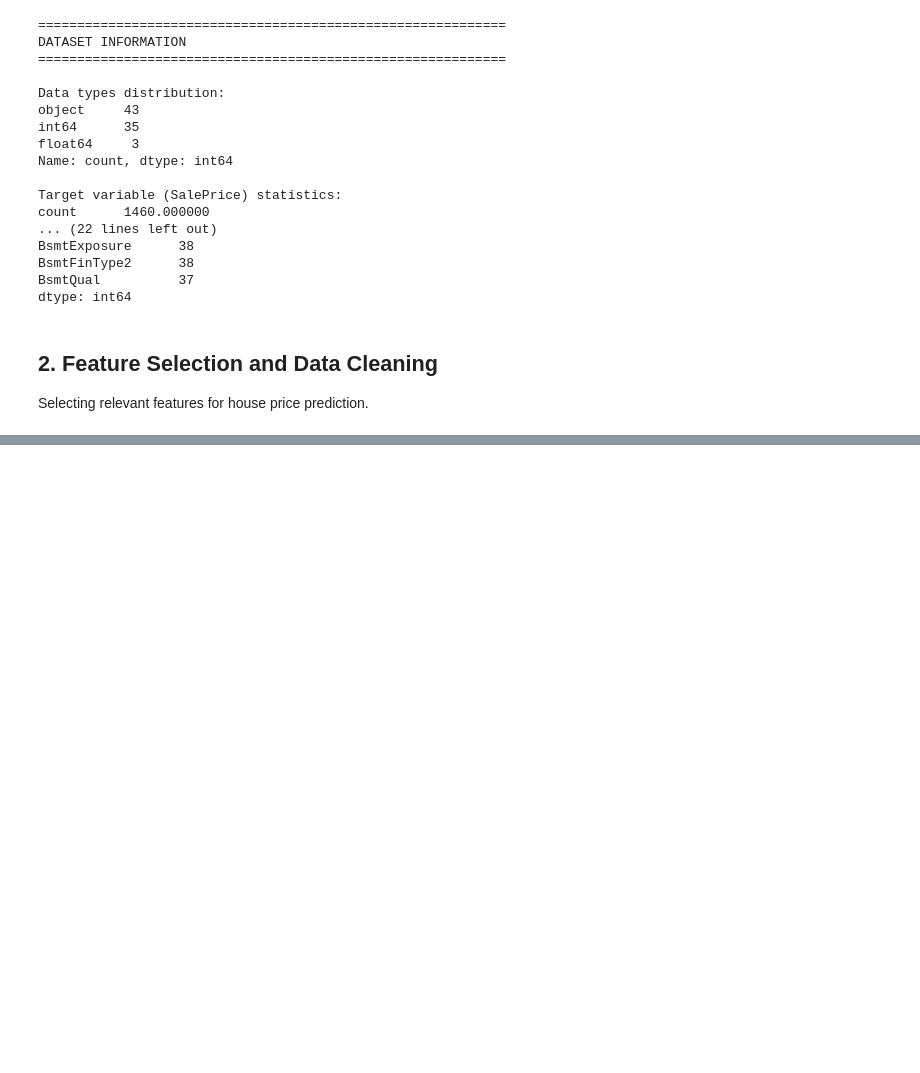
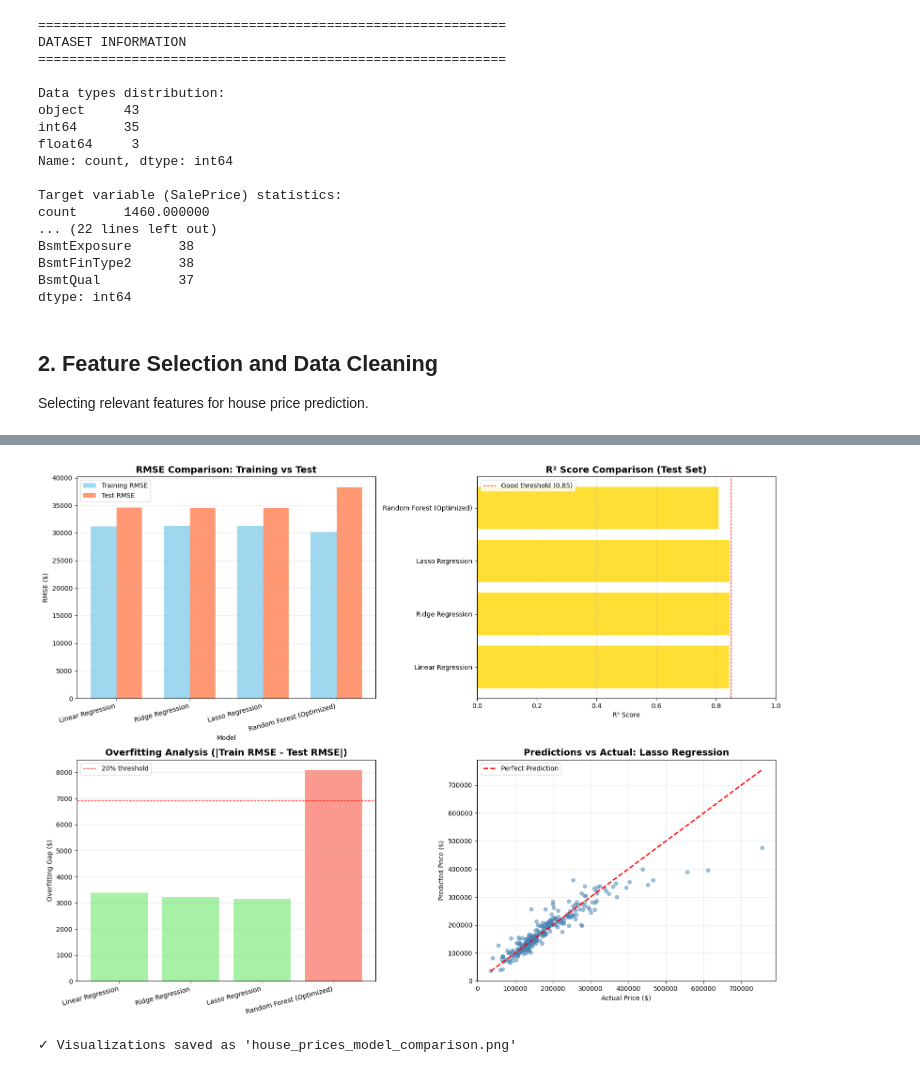
Before and after one commit to Ahmad-AbuGhazaleh/DS-AI-SQA-Project, a Jupyter notebook: house-prices-regression/house_prices_regression.ipynb, the cells around one changed output, grey strips where cells are left out. Saved outputs shown, nothing was run; the diff lists cells and outputs as text; code cells hidden in the pictures; blank space fills up the shorter version.

```diff
--- a/house-prices-regression/house_prices_regression.ipynb
+++ b/house-prices-regression/house_prices_regression.ipynb
@@ -209,0 +844,79 @@ Checking for invalid values:
+# %%
+# Performance Visualizations
+fig, axes = plt.subplots(2, 2, figsize=(16, 12))
+
+# 1. RMSE Comparison
+model_names = [r['model_name'] for r in results]
+test_rmses = [r['test_rmse'] for r in results]
+train_rmses = [r['train_rmse'] for r in results]
+
+x_pos = np.arange(len(model_names))
+width = 0.35
+
+axes[0, 0].bar(x_pos - width/2, train_rmses, width,
+               label='Training RMSE', color='skyblue', alpha=0.8)
+axes[0, 0].bar(x_pos + width/2, test_rmses, width,
+               label='Test RMSE', color='coral', alpha=0.8)
+axes[0, 0].set_xlabel('Model')
+axes[0, 0].set_ylabel('RMSE ($)')
+axes[0, 0].set_title('RMSE Comparison: Training vs Test',
+                     fontsize=14, fontweight='bold')
+axes[0, 0].set_xticks(x_pos)
+axes[0, 0].set_xticklabels(model_names, rotation=15, ha='right')
+axes[0, 0].legend()
+axes[0, 0].grid(axis='y', alpha=0.3)
+
+# 2. R² Score Comparison
+r2_scores = [r['test_r2'] for r in results]
+colors_r2 = ['lightgreen' if r2 > 0.85 else 'gold' for r2 in r2_scores]
+
+axes[0, 1].barh(model_names, r2_scores, color=colors_r2, alpha=0.8)
+axes[0, 1].set_xlabel('R² Score')
+axes[0, 1].set_title('R² Score Comparison (Test Set)',
+                     fontsize=14, fontweight='bold')
+axes[0, 1].set_xlim(0, 1)
+axes[0, 1].axvline(0.85, color='red', linestyle='--',
+                   linewidth=1, label='Good threshold (0.85)')
+axes[0, 1].legend()
+axes[0, 1].grid(axis='x', alpha=0.3)
+
+# 3. Overfitting Analysis
+overfitting_gaps = [r['overfitting_gap'] for r in results]
+colors_gap = ['lightgreen' if gap < test_rmses[i]*0.2 else 'salmon'
+              for i, gap in enumerate(overfitting_gaps)]
+
+axes[1, 0].bar(model_names, overfitting_gaps, color=colors_gap, alpha=0.8)
+axes[1, 0].set_ylabel('Overfitting Gap ($)')
+axes[1, 0].set_title(
+    'Overfitting Analysis (|Train RMSE - Test RMSE|)', fontsize=14, fontweight='bold')
+axes[1, 0].set_xticklabels(model_names, rotation=15, ha='right')
+axes[1, 0].axhline(test_rmses[0]*0.2, color='red', linestyle='--', linewidth=1,
+                   label='20% threshold')
+axes[1, 0].legend()
+axes[1, 0].grid(axis='y', alpha=0.3)
+
+# 4. Predictions vs Actual (Best Model)
+best_model_obj = [lr_model, ridge_model, lasso_model, rf_model][best_idx]
+if best_idx < 3:  # Linear models use scaled data
+    y_pred_plot = best_model_obj.predict(X_test_scaled)
+else:  # RF uses original data
+    y_pred_plot = best_model_obj.predict(X_test)
+
+axes[1, 1].scatter(y_test, y_pred_plot, alpha=0.5, s=30, color='steelblue')
+axes[1, 1].plot([y_test.min(), y_test.max()], [y_test.min(), y_test.max()],
+                'r--', lw=2, label='Perfect Prediction')
+axes[1, 1].set_xlabel('Actual Price ($)')
+axes[1, 1].set_ylabel('Predicted Price ($)')
+axes[1, 1].set_title(
+    f'Predictions vs Actual: {best_model}', fontsize=14, fontweight='bold')
+axes[1, 1].legend()
+axes[1, 1].grid(alpha=0.3)
+
+plt.tight_layout()
+plt.savefig('house_prices_model_comparison.png', dpi=300, bbox_inches='tight')
+plt.show()
+
+print("✓ Visualizations saved as 'house_prices_model_comparison.png'")
+# %% [output]
+[figure, added]
+✓ Visualizations saved as 'house_prices_model_comparison.png'
```
Also changed, not shown: parts of 17 cells of this notebook, 9 other files.
